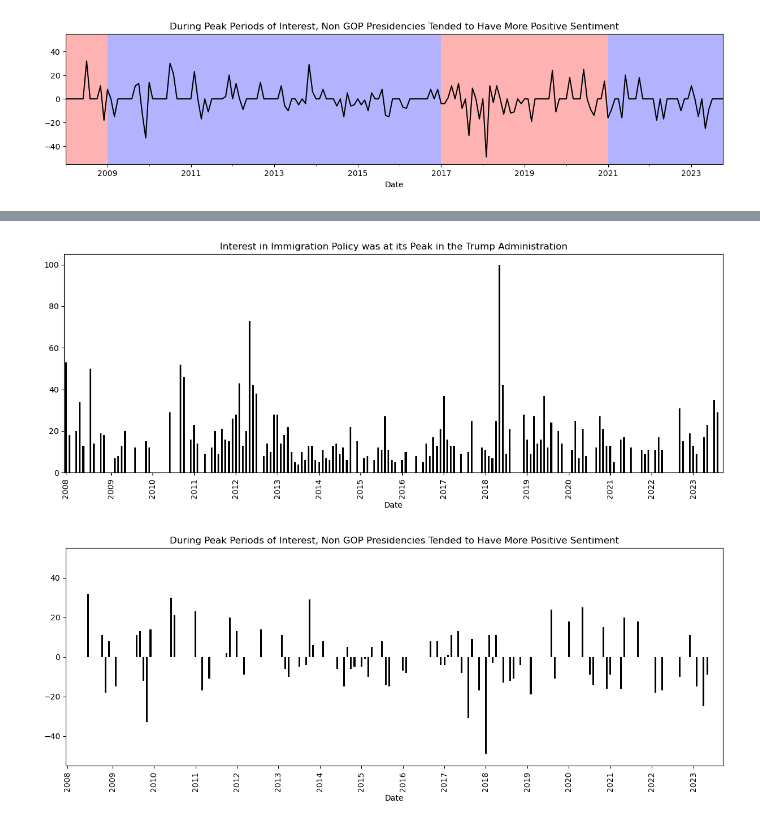
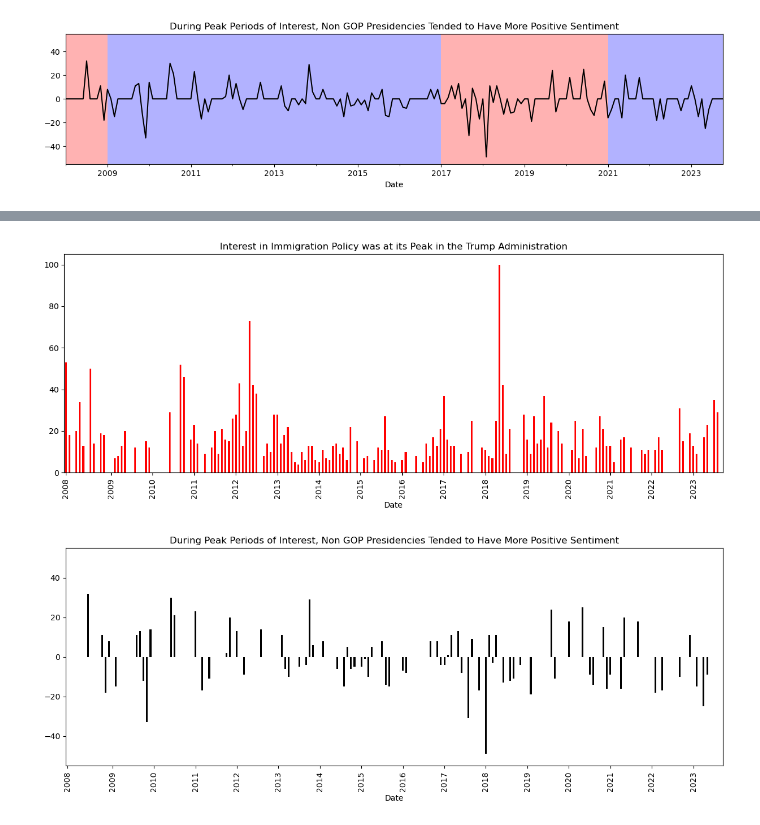
Before and after one commit to galibest2/as.180.369, a Jupyter notebook: contrib/galibest2/Research-Paper-Notebook.ipynb, the cells around one changed output, grey strips where cells are left out. Saved outputs shown, nothing was run; the diff lists cells and outputs as text; code cells hidden in the pictures.

Commit message:
Attempted to revise colors for data visualization to help display results.

```diff
--- a/contrib/galibest2/Research-Paper-Notebook.ipynb
+++ b/contrib/galibest2/Research-Paper-Notebook.ipynb
@@ -303,42 +305,65 @@ graph2.axvspan("2021-01-20", "2023-10-01", facecolor='blue', alpha=0.3)
 [figure]
 # %%
 #Adding Political Parties
+color = []
 
-graph1 = df_trend.plot(x="Date", y=["policy"], kind = "bar", figsize=(15,5), color = 'black',
-              legend = False, title = "Interest in Immigration Policy was at its Peak in the Trump Administration").set_xticks(ticks=ticks, labels=years)
-
-counter = 0
-
-print (str(df_trend['Date'][0].month))
-print (type(str(df_trend['Date'][0].month)))
-
-for ind in df.index:
+for ind in df_trend.index:
     year = str(df_trend['Date'][ind].year)
     month =  str(df_trend['Date'][ind].month)
     day =  str(df_trend['Date'][ind].day)
-    if month == "1":
-        if  day == "1" or "2" or "3" or "4" or "5" or "6"
-            or "7" or "8" or "9" or "10" or "11" or "12" or "13"
-            or "14" or "15" or "16" or "17" or "18" or "19":
-            if year == "2009" or "2021":
-                bars[ind].set_color("red")
-            elif year == "2017":
-               bars[ind].set_color("blue")
+
+    if year == "2008":
+        color.append("r")
+
+    elif year == "2009":
+        if month == "1":
+            if  day == "1" or "2" or "3" or "4" or "5" or "6" or "7" or "8" or "9" or "10" or "11" or "12" or "13" or "14" or "15" or "16" or "17" or "18" or "19":
+               color.append("r")
+            else:
+                color.append("b")
+
+        else:
+            color.append("b")
+
+    elif year == "2010" or "2011" or "2012" or "2013" or "2014" or "2015" or "2016":
+        color.append("b")
+
+    elif year == "2017":
+        if month == "1":
+            if  day == "1" or "2" or "3" or "4" or "5" or "6" or "7" or "8" or "9" or "10" or "11" or "12" or "13" or "14" or "15" or "16" or "17" or "18" or "19":
+               color.append("b")
+            else:
+                color.append("r")
+
+        else:
+            color.append("r")
+
+    elif year == "2018" or "2019" or "2020":
+        color.append("r")
+
+    elif year == "2021":
+        if month == "1":
+            if  day == "1" or "2" or "3" or "4" or "5" or "6" or "7" or "8" or "9" or "10" or "11" or "12" or "13" or "14" or "15" or "16" or "17" or "18" or "19":
+               color.append("r")
+            else:
+                color.append("b")
+
+        else:
+            color.append("b")
+
+    else:
+        color.append("b")
 
 
+print(color)
 
 
-    #tr(df_trend['Date'][ind]) == "2009-01-01" or "2009-01-02" or "2009-01-03" or
-    #"2009-01-04" or "2009-01-05" or "2009-01-06" or "2009-01-07" or "2009-01-08" or "2009-01-09" or
-   # "2009-01-10" or "2009-01-11" or "2009-01-12" or
-    #"2009-01-13" or "2009-01-14" or "2009-01-15" or "2009-01-16" or "2009-01-17" or "2009-01-18" or "2009-01-"
-    #year == "2008" or "2017:
-   #     bars[counter].set_color("red")
-    #    counter += 1
-   # else:
-   #     bars[counter].set_color("blue")
-   #     counter += 1
+#Include graphs
 
-graph2 = df_trend.plot(x="Date", y=["Overall_Sentiment"], kind = "bar", figsize=(15,5), color = 'black', legend = False,
+graph1 = df_trend.plot(x="Date", y=["policy"], kind = "bar", figsize=(15,5), color = color,
+              legend = False, title = "Interest in Immigration Policy was at its Peak in the Trump Administration").set_xticks(ticks=ticks, labels=years)
+
+
+graph2 = df_trend.plot(x="Date", y=["Overall_Sentiment"], kind = "bar", figsize=(15,5), color = colo, legend = False,
               ylim = (-range - 5 ,range + 5), title = "During Peak Periods of Interest, Non GOP Presidencies Tended to Have More Positive Sentiment").set_xticks(ticks=ticks, labels=years)
 # %% [output]
@@ -347,4 +371,4 @@ graph2 = df_trend.plot(x="Date", y=["Overall_Sentiment"], kind = "bar", figsize=
-[figure, old version]
+[figure, new version]
 [figure]
 # %%
 # Importing BLS API #Unable to access all of the dates needed due to API key not working
```
Also changed, not shown: parts of 7 cells of this notebook.
